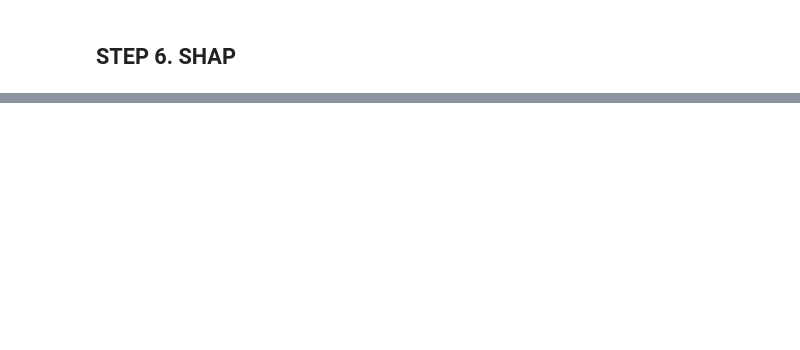
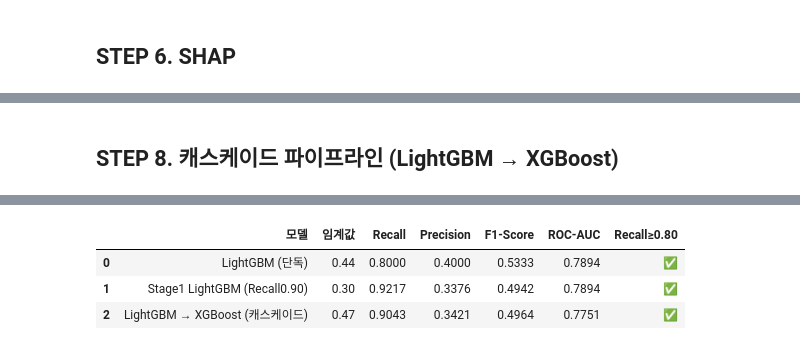
Before and after one commit to heeso0908/hotsix, a Jupyter notebook: notebooks/지소윤/모델링.ipynb, the cells around one changed output, grey strips where cells are left out. Saved outputs shown, nothing was run; the diff lists cells and outputs as text; code cells hidden in the pictures; blank space fills up the shorter version.

```diff
--- a/notebooks/지소윤/모델링.ipynb
+++ b/notebooks/지소윤/모델링.ipynb
@@ -495,0 +572,73 @@ shap.summary_plot(shap_values_array, X_test, show=True)
+# %% [markdown]
+## STEP 8. 캐스케이드 파이프라인 (LightGBM → XGBoost)
+# %%
+# =======================================================
+# STEP 8. 캐스케이드 파이프라인
+#
+# [Stage 1] LightGBM (Recall 0.90 목표)
+#   - 넓게 잡아라 → 불량 의심 샘플 플래깅
+#
+# [Stage 2] 튜닝된 XGBoost
+#   - Stage 1이 플래깅한 샘플만 대상
+#   - 진짜 불량 vs 과탐지 구분 → Precision 향상
+# =======================================================
+
+# -------------------------------------------
+# Stage 1: LightGBM - Recall 0.90 목표 임계값 탐색
+# -------------------------------------------
+y_prob_s1 = best_lgb.predict_proba(X_test)[:,1]
+thr_s1, r_s1, p_s1, f1_s1, _ = find_best_threshold_constrained(
+    y_test, y_prob_s1, target_recall=0.90)
+
+y_pred_s1_test  = (y_prob_s1 >= thr_s1).astype(int)
+
+# 훈련 데이터도 Stage 1로 플래깅
+y_prob_s1_train = best_lgb.predict_proba(X_train)[:,1]
+y_pred_s1_train = (y_prob_s1_train >= thr_s1).astype(int)
+
+print("[ Stage 1: LightGBM ]")
+print(f"임계값: {thr_s1:.2f} | Recall: {r_s1:.4f} | Precision: {p_s1:.4f} | F1: {f1_s1:.4f}")
+print(f"플래깅된 테스트 샘플: {y_pred_s1_test.sum()}건 / {len(y_pred_s1_test)}건")
+
+# -------------------------------------------
+# Stage 2: XGBoost - Stage 1 플래깅 샘플로만 재학습
+# -------------------------------------------
+X_train_s2     = X_train[y_pred_s1_train == 1]
+y_train_s2     = y_train[y_pred_s1_train == 1]
+X_train_s2_xgb = pd.get_dummies(X_train_s2).reindex(columns=X_train_xgb.columns, fill_value=0)
+
+print(f"\n[ Stage 2: XGBoost 학습 데이터 ]")
+print(f"플래깅된 훈련 샘플: {len(X_train_s2)}건 "
+      f"(양품 {(y_train_s2==0).sum()} / 불량 {(y_train_s2==1).sum()})")
+
+xgb_s2 = xgb.XGBClassifier(**best_xgb.get_params())
+xgb_s2.fit(X_train_s2_xgb, y_train_s2)
+
+# -------------------------------------------
+# 최종 예측: Stage 1 플래깅 → Stage 2 분류
+# -------------------------------------------
+X_test_s1_pos     = X_test[y_pred_s1_test == 1]
+X_test_s1_pos_xgb = pd.get_dummies(X_test_s1_pos).reindex(columns=X_train_xgb.columns, fill_value=0)
+
+y_prob_final = np.zeros(len(X_test))
+y_prob_final[y_pred_s1_test == 1] = xgb_s2.predict_proba(X_test_s1_pos_xgb)[:,1]
+
+thr_final, r_final, p_final, f1_final, ok_final = find_best_threshold_constrained(y_test, y_prob_final)
+auc_final = roc_auc_score(y_test, y_prob_final)
+
+# -------------------------------------------
+# 비교 테이블
+# -------------------------------------------
+print("\n[ 단독 LightGBM vs 캐스케이드 파이프라인 비교 ]")
+compare_df = pd.DataFrame([
+    {'모델': 'LightGBM (단독)',           '임계값': round(opt_thr_lgbm, 2),
+     'Recall': 0.8000, 'Precision': 0.4000, 'F1-Score': 0.5333, 'ROC-AUC': 0.7894, 'Recall≥0.80': '✅'},
+    {'모델': 'Stage1 LightGBM (Recall0.90)', '임계값': round(thr_s1, 2),
+     'Recall': round(r_s1, 4), 'Precision': round(p_s1, 4), 'F1-Score': round(f1_s1, 4),
+     'ROC-AUC': round(roc_auc_score(y_test, y_prob_s1), 4), 'Recall≥0.80': '✅'},
+    {'모델': 'LightGBM → XGBoost (캐스케이드)', '임계값': round(thr_final, 2),
+     'Recall': round(r_final, 4), 'Precision': round(p_final, 4), 'F1-Score': round(f1_final, 4),
+     'ROC-AUC': round(auc_final, 4), 'Recall≥0.80': '✅' if ok_final else '❌'},
+])
+display(compare_df)
+# %% [output]
@@ -496 +653,5 @@ shap.summary_plot(shap_values_array, X_test, show=True)
+|  | 모델 | 임계값 | Recall | Precision | F1-Score | ROC-AUC | Recall≥0.80 |
+| 0 | LightGBM (단독) | 0.44 | 0.8000 | 0.4000 | 0.5333 | 0.7894 | ✅ |
+| 1 | Stage1 LightGBM (Recall0.90) | 0.30 | 0.9217 | 0.3376 | 0.4942 | 0.7894 | ✅ |
+| 2 | LightGBM → XGBoost (캐스케이드) | 0.47 | 0.9043 | 0.3421 | 0.4964 | 0.7751 | ✅ |
 # %%
```
Also changed, not shown: parts of 7 cells of this notebook, 3 other files.
